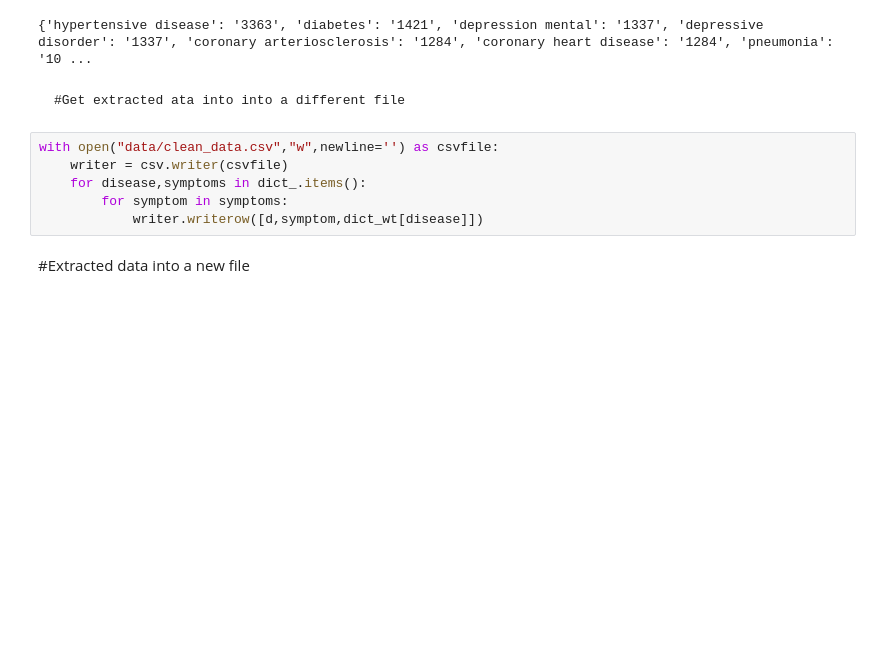
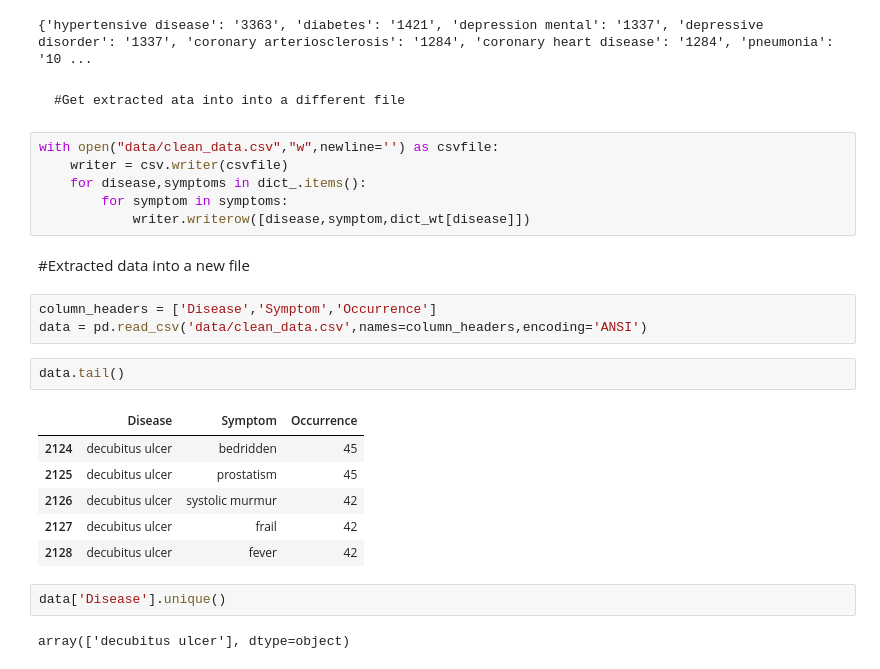
Before and after one commit to gyatashoa/final-year-project, a Jupyter notebook: data-analysis-and-ml-code/disease-set-data-preprocessing.ipynb, the cells around one changed output. Cells and saved outputs as stored; diff of their text form; blank space fills up the shorter version.

Commit message:
fixed error of clean data file, containing only one disease type

```diff
--- a/data-analysis-and-ml-code/disease-set-data-preprocessing.ipynb
+++ b/data-analysis-and-ml-code/disease-set-data-preprocessing.ipynb
@@ -50,6 +50,22 @@ with open("data/clean_data.csv","w",newline='') as csvfile:
     writer = csv.writer(csvfile)
     for disease,symptoms in dict_.items():
         for symptom in symptoms:
-            writer.writerow([d,symptom,dict_wt[disease]])
+            writer.writerow([disease,symptom,dict_wt[disease]])
 # %% [markdown]
 #Extracted data into a new file
+# %%
+column_headers = ['Disease','Symptom','Occurrence']
+data = pd.read_csv('data/clean_data.csv',names=column_headers,encoding='ANSI')
+# %%
+data.tail()
+# %% [output]
+|  | Disease | Symptom | Occurrence |
+| 2124 | decubitus ulcer | bedridden | 45 |
+| 2125 | decubitus ulcer | prostatism | 45 |
+| 2126 | decubitus ulcer | systolic murmur | 42 |
+| 2127 | decubitus ulcer | frail | 42 |
+| 2128 | decubitus ulcer | fever | 42 |
+# %%
+data['Disease'].unique()
+# %% [output]
+array(['decubitus ulcer'], dtype=object)
```
Also changed, not shown: 1 other file.
